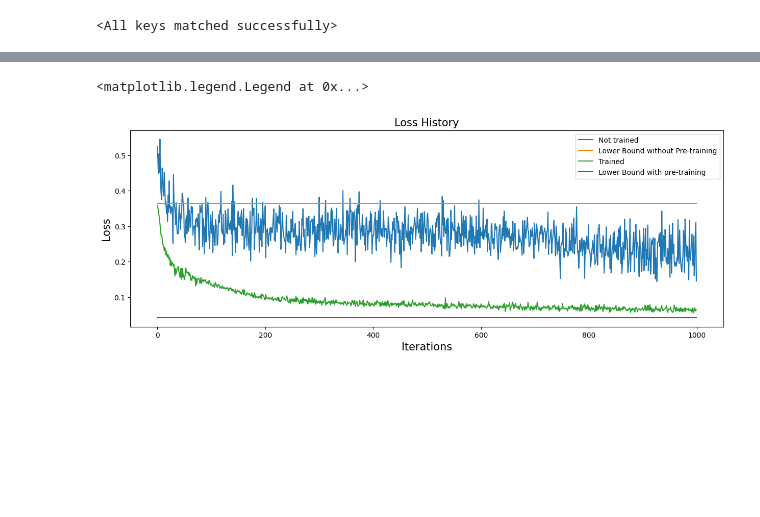
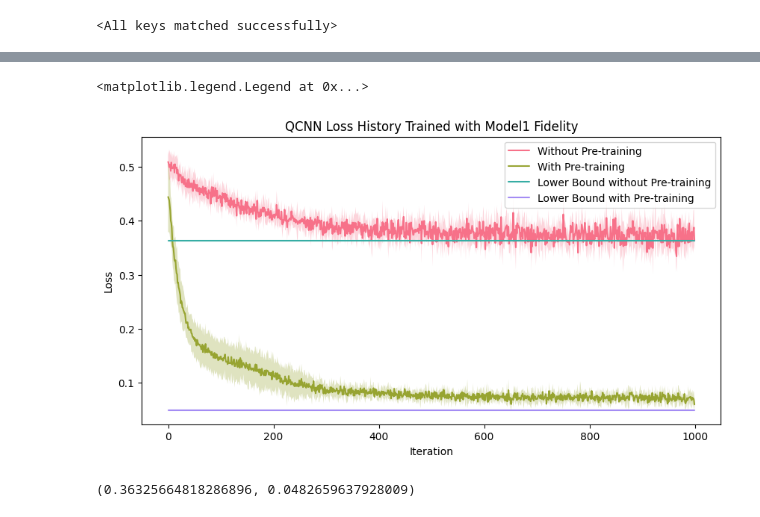
Before and after one commit to takh04/QEmbedding, a Jupyter notebook: Results/4qubit_demonstration/4qubit_demonstration.ipynb, the cells around one changed output, grey strips where cells are left out. Saved outputs shown, nothing was run; the diff lists cells and outputs as text; code cells hidden in the pictures; blank space fills up the shorter version.

Commit message:
4 qubit QCNN demonstration and results

```diff
--- a/Results/4qubit_demonstration/4qubit_demonstration.ipynb
+++ b/Results/4qubit_demonstration/4qubit_demonstration.ipynb
@@ -237,9 +253,9 @@ class x_transform(torch.nn.Module):
         x = self.linear_relu_stack1(x)
         return x.detach().numpy()
 
-PATH = '/Users/tak/Desktop/Four_Model.pt'
 model = x_transform().to(device)
-model.load_state_dict(torch.load(PATH, map_location=device))
+model.load_state_dict(torch.load(PATH_Model1_Fidelity, map_location=device))
+#model.load_state_dict(torch.load(PATH_Model1_HSinner, map_location=device))
 # %% [output]
 <All keys matched successfully>
 # %%
@@ -345,18 +352,23 @@ iteration:  950  cost:  0.15635648924943088
 # %%
 import seaborn as sns
 
-plt.rcParams['figure.figsize'] = [15, 5]
+plt.rcParams['figure.figsize'] = [10, 5]
 fig, ax = plt.subplots()
 clrs = sns.color_palette("husl", 4)
 with sns.axes_style("darkgrid"):
     ax.plot(range(len(Not_trained_mean)), Not_trained_mean, label="Without Pre-training", c=clrs[0])
     ax.fill_between(range(len(Not_trained_mean)), Not_trained_mean-Not_trained_std, Not_trained_mean+Not_trained_std, alpha=0.3,facecolor=clrs[0])
 
     ax.plot(range(len(Trained_mean)), Trained_mean, label="With Pre-training", c=clrs[1])
     ax.fill_between(range(len(Trained_mean)), Trained_mean-Trained_std, Trained_mean+Trained_std, alpha=0.3,facecolor=clrs[1])
 
-    ax.plot(range(1000), np.ones(len(1000) * Lower_bound_before_train, label="Lower Bound without Pre-training", c=clrs[2])
-    ax.plot(range(1000), np.ones(len(1000)) * Lower_bound_after_train, label="Lower Bound with Pre-training", c=clrs[3])
+    ax.plot(range(1000), np.ones(1000) * LB_before_traindata, label="Lower Bound without Pre-training", c=clrs[2])
+    ax.plot(range(1000), np.ones(1000) * LB_Fidelity_traindata, label="Lower Bound with Pre-training", c=clrs[3])
+
+ax.set_xlabel("Iteration")
+ax.set_ylabel("Loss")
+ax.set_title("QCNN Loss History Trained with Model1 Fidelity")
+ax.legend()
 # %% [output]
 <matplotlib.legend.Legend at 0x...>
-[figure, old version]
+[figure, new version]
@@ -362,0 +389,4 @@ with sns.axes_style("darkgrid"):
+# %%
+LB_before_traindata, LB_Fidelity_traindata
+# %% [output]
+(0.36325664818286896, 0.0482659637928009)
```
Also changed, not shown: parts of 7 cells of this notebook, 3 other files.
